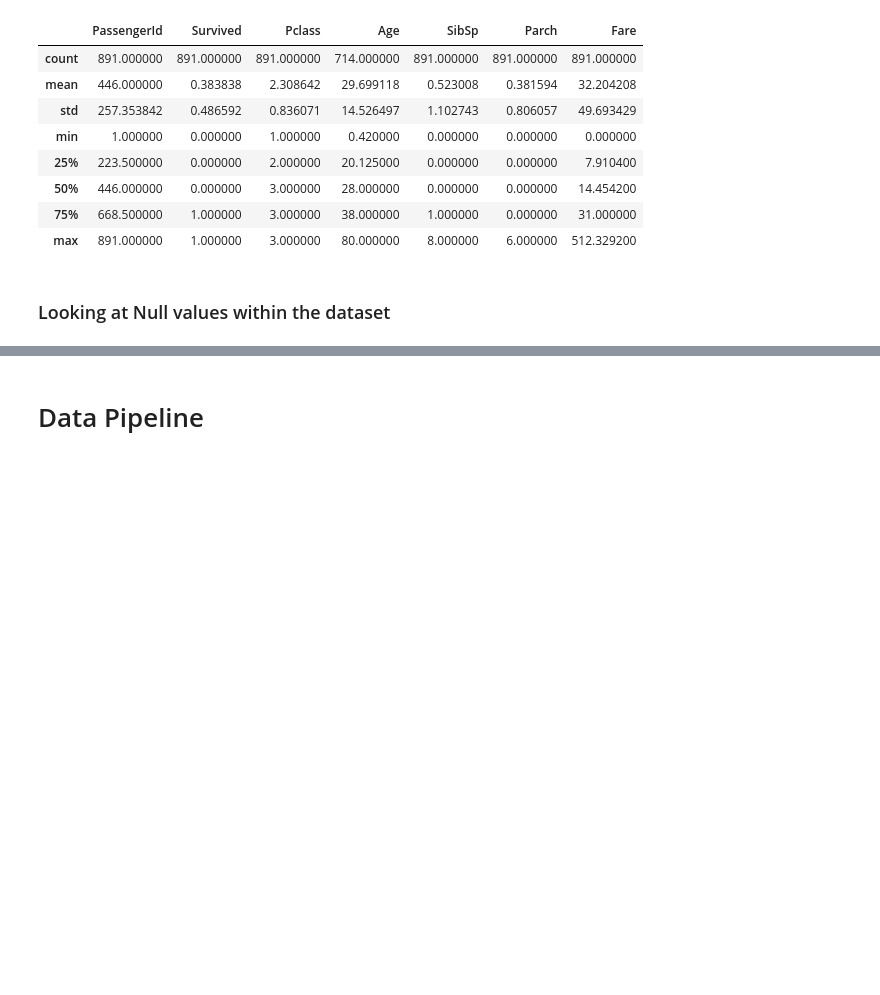
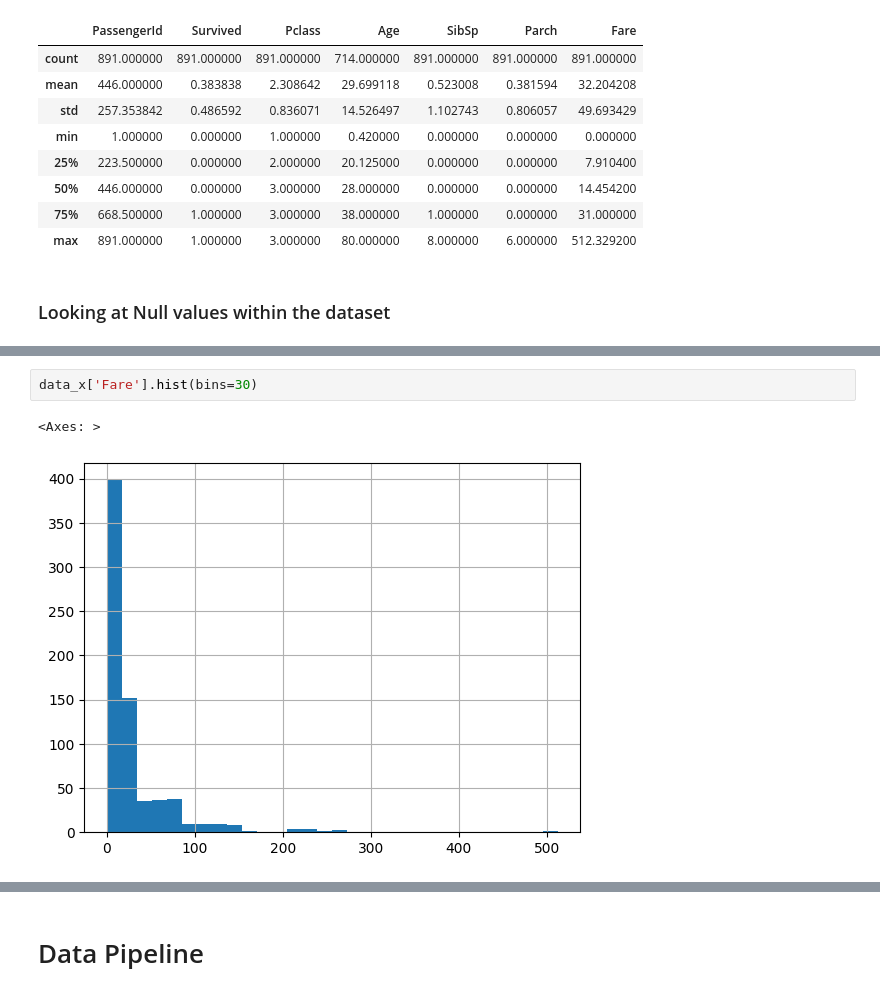
Before and after one commit to Sohampande/Titanic, a Jupyter notebook: Main Code Base.ipynb, the cells around one changed output, grey strips where cells are left out. Cells and saved outputs as stored; diff of their text form; blank space fills up the shorter version.

```diff
--- a/Main Code Base.ipynb
+++ b/Main Code Base.ipynb
@@ -126,0 +116,5 @@ perfect.
+# %%
+data_x['Fare'].hist(bins=30)
+# %% [output]
+<Axes: >
+[figure, added]
```
Also changed, not shown: parts of 34 cells of this notebook.
